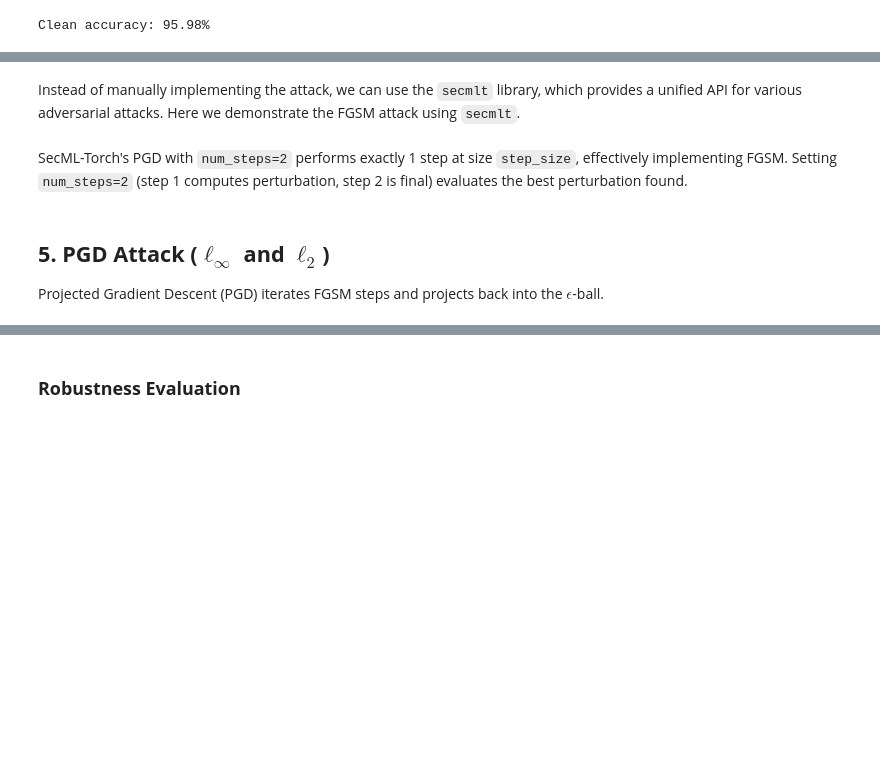
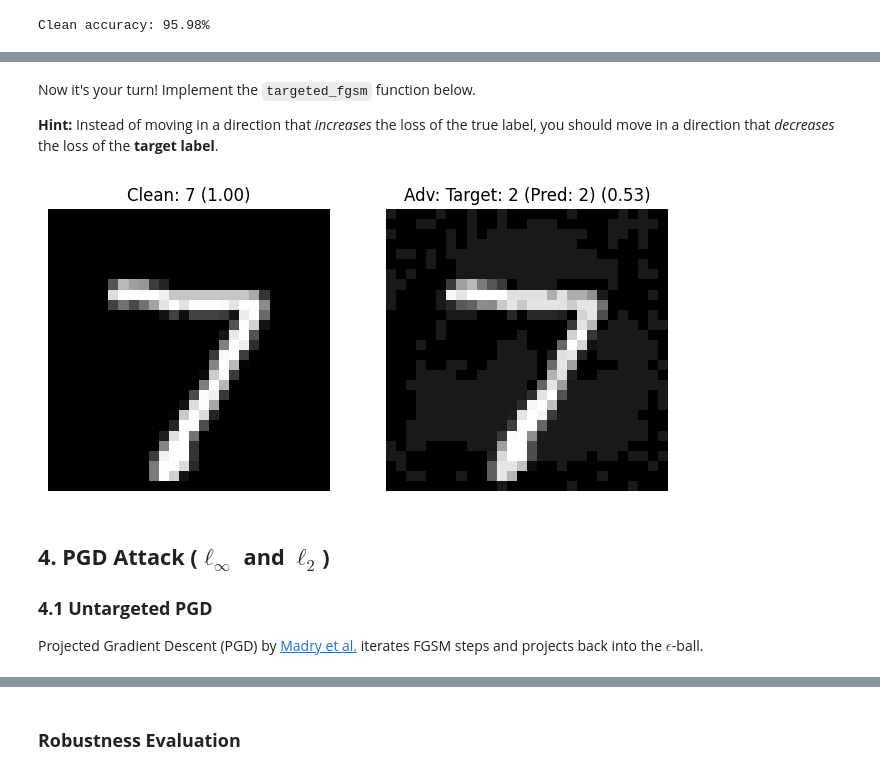
Before and after one commit to ELTE-DSED/Intro-Data-Security, a Jupyter notebook: module_02_input_manipulation/Lab2_Evasion_Attacks.ipynb, the cells around one changed output, grey strips where cells are left out. Cells and saved outputs as stored; diff of their text form; code cells hidden in the pictures; blank space fills up the shorter version.

```diff
--- a/module_02_input_manipulation/Lab2_Evasion_Attacks.ipynb
+++ b/module_02_input_manipulation/Lab2_Evasion_Attacks.ipynb
@@ -204,2 +221,4 @@ def untargeted_fgsm(model, x, y, epsilon=0.3):
 # %% [markdown]
-Instead of manually implementing the attack, we can use the `secmlt` library, which provides a unified API for various adversarial attacks. Here we demonstrate the FGSM attack using `secmlt`.
+Now it's your turn! Implement the `targeted_fgsm` function below.
+
+**Hint:** Instead of moving in a direction that *increases* the loss of the true label, you should move in a direction that *decreases* the loss of the **target label**.
@@ -248,7 +225,44 @@ for eps in epsilons:
-# %% [markdown]
-SecML-Torch's PGD with `num_steps=2` performs exactly 1 step at size `step_size`, effectively implementing FGSM. Setting `num_steps=2` (step 1 computes perturbation, step 2 is final) evaluates the best perturbation found.
+# %%
+def targeted_fgsm(x_batch, target_labels, network, normalize, eps=8/255., **kwargs):
+  """
+  Generates a batch of targeted FGSM adversarial examples.
+  """
+  # 1. Clone input and enable gradient tracking
+  x_batch = x_batch.clone().detach().requires_grad_(True)
+
+  # 2. Normalize images for the network
+  x_normalized = normalize(x_batch)
+
+  # 3. Forward pass
+  logits = network(x_normalized)
+
+  # 4. Compute Loss relative to target labels
+  loss_fn = nn.CrossEntropyLoss(reduction="mean")
+  loss = loss_fn(logits, target_labels)
+
+  # 5. Backward pass
+  network.zero_grad()
+  loss.backward()
+
+  # 6. Extract the sign of the gradient
+  grad_sign = x_batch.grad.data.sign()
+
+  # 7. Targeted update: SUBTRACT gradient sign to MINIMIZE loss of target
+  x_adv = x_batch - eps * grad_sign
+
+  # 8. Clamp back to valid pixel range [0, 1]
+  x_adv = torch.clamp(x_adv, 0.0, 1.0)
+
+  return x_adv.detach()
+# %%
+# Test your targeted implementation
+test_targeted_attack(targeted_fgsm, net, device, target_label=2, eps=0.1)
+# %% [output]
+[figure, added]
 # %% [markdown]
-## **5. PGD Attack ($\ell_\infty$ and $\ell_2$)** <a name="pgd"></a>
+## **4. PGD Attack ($\ell_\infty$ and $\ell_2$)** <a name="pgd"></a>
 
-Projected Gradient Descent (PGD) iterates FGSM steps and projects back into the $\epsilon$-ball.
+### **4.1 Untargeted PGD**
+
+Projected Gradient Descent (PGD) by [Madry et al.](https://arxiv.org/pdf/1706.06083.pdf) iterates FGSM steps and projects back into the $\epsilon$-ball.
 # %%
```
Also changed, not shown: parts of 27 cells of this notebook, 1 other file.
